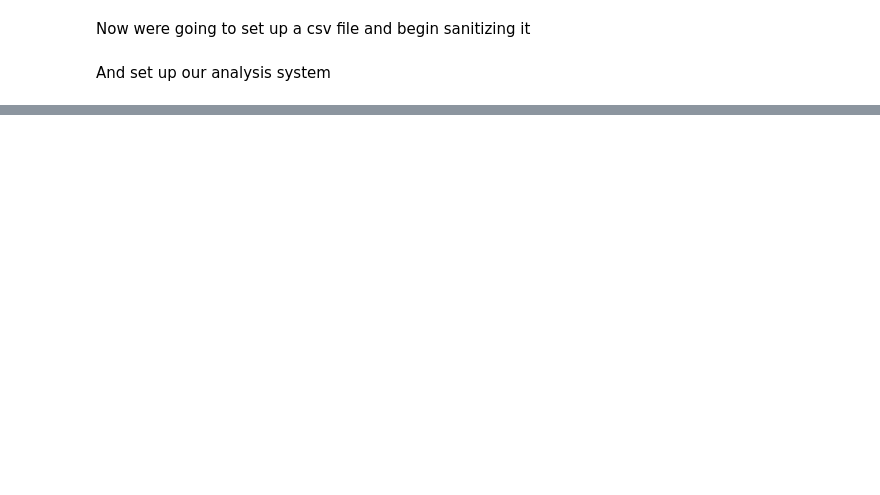
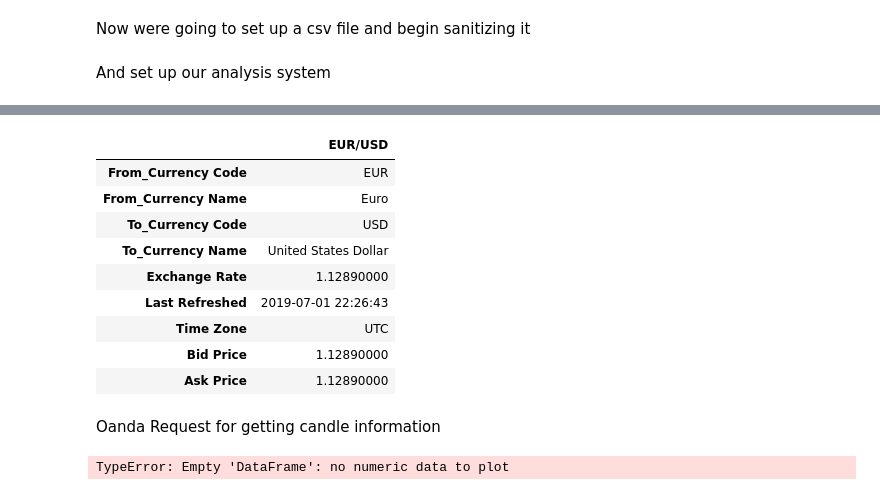
Before and after one commit to th3r00t/tradeBot, a Jupyter notebook: Sketches.ipynb, the cells around one changed output, grey strips where cells are left out. Saved outputs shown, nothing was run; the diff lists cells and outputs as text; code cells hidden in the pictures; blank space fills up the shorter version.

```diff
--- a/Sketches.ipynb
+++ b/Sketches.ipynb
@@ -47,0 +67,45 @@ def findDateTime(row):
+# %%
+import pandas_datareader as pdr
+
+df = pdr.av.forex.AVForexReader(symbols='EUR/USD', api_key='U8HB1I2CAKK8E3NO')
+df.read()
+# %% [output]
+|  | EUR/USD |
+| From_Currency Code | EUR |
+| From_Currency Name | Euro |
+| To_Currency Code | USD |
+| To_Currency Name | United States Dollar |
+| Exchange Rate | 1.12890000 |
+| Last Refreshed | 2019-07-01 22:26:43 |
+| Time Zone | UTC |
+| Bid Price | 1.12890000 |
+| Ask Price | 1.12890000 |
+# %% [markdown]
+Oanda Request for getting candle information
+# %%
+import requests
+import pandas as pd
+import json
+from mpl_finance import candlestick_ohlc
+
+
+payload = {
+    "granularity":"S5",
+    # "from":"",
+    # "to":""
+}
+token = '00a07a87ae0cfd7313343971e50bbb19-83fc949e052da75e40a2d3f18475fe98'
+r=requests.get('https://api-fxpractice.oanda.com/v3/instruments/EUR_USD/candles',
+               headers={"Authorization":"Bearer %s"%(token)},
+               params=payload
+              )
+import pprint
+
+data = json.dumps(r.json()['candles'])
+df = pd.read_json(data, orient='records', typ='frame')
+df.head()
+df.plot()
+
+pprint.pprint(df.head())
+# %% [output]
+TypeError: Empty 'DataFrame': no numeric data to plot
```
Also changed, not shown: parts of 3 cells of this notebook, 8 other files.
